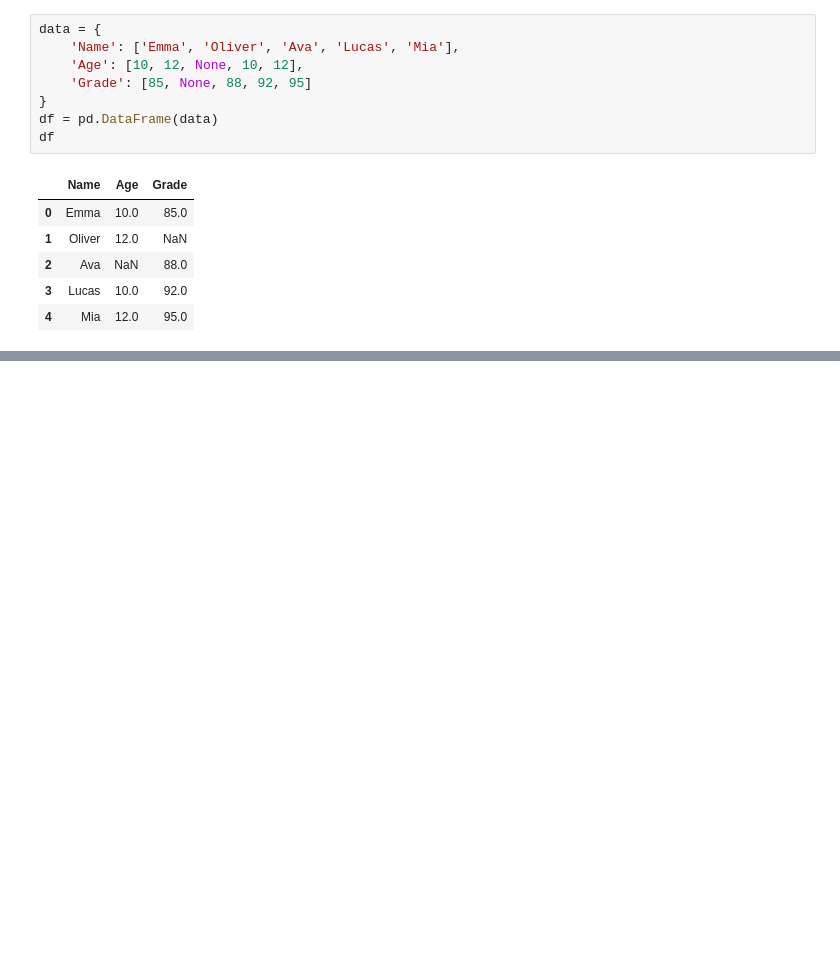
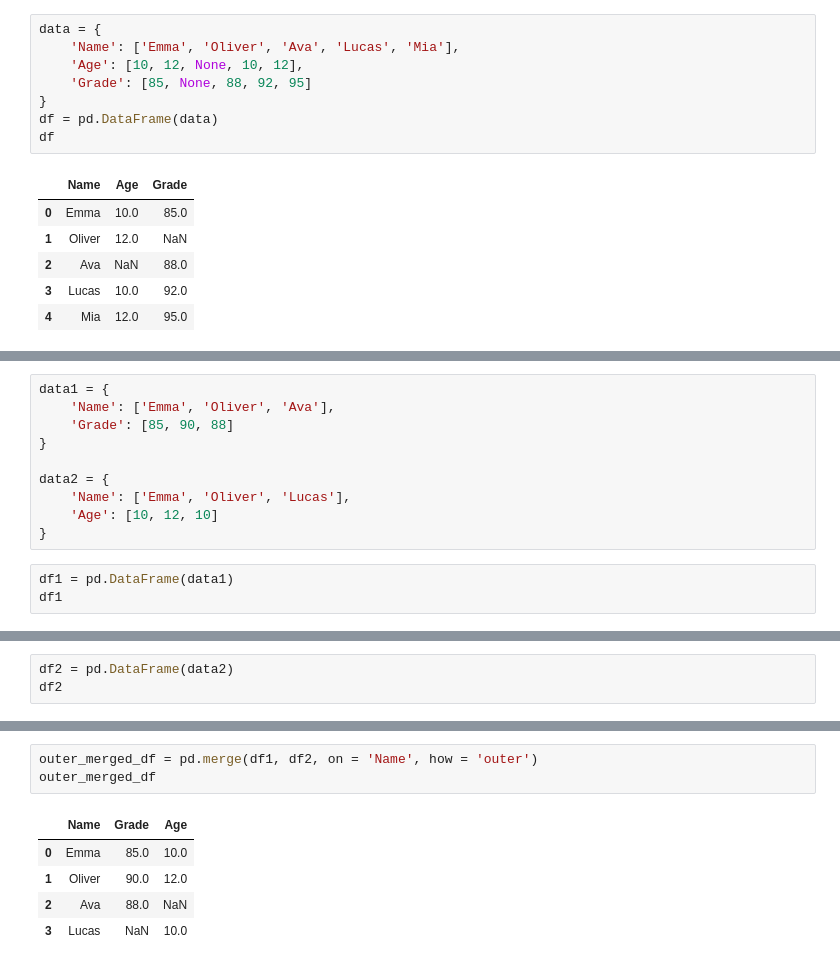
Before and after one commit to byambaa1982/python_cources_for_beginers, a Jupyter notebook: Mini Project 1/Pandas_2.ipynb, the cells around one changed output, grey strips where cells are left out. Drawn from its saved outputs; the diff is of its cells as text; blank space fills up the shorter version.

```diff
--- a/Mini Project 1/Pandas_2.ipynb
+++ b/Mini Project 1/Pandas_2.ipynb
@@ -31,0 +40,13 @@ df_clean
+# %%
+data1 = {
+    'Name': ['Emma', 'Oliver', 'Ava'],
+    'Grade': [85, 90, 88]
+}
+
+data2 = {
+    'Name': ['Emma', 'Oliver', 'Lucas'],
+    'Age': [10, 12, 10]
+}
+# %%
+df1 = pd.DataFrame(data1)
+df1
@@ -31,0 +58,3 @@ df_clean
+# %%
+df2 = pd.DataFrame(data2)
+df2
@@ -31,0 +73,9 @@ df_clean
+# %%
+outer_merged_df = pd.merge(df1, df2, on = 'Name', how = 'outer')
+outer_merged_df
+# %% [output]
+|  | Name | Grade | Age |
+| 0 | Emma | 85.0 | 10.0 |
+| 1 | Oliver | 90.0 | 12.0 |
+| 2 | Ava | 88.0 | NaN |
+| 3 | Lucas | NaN | 10.0 |
```
Also changed, not shown: parts of 5 cells of this notebook.
